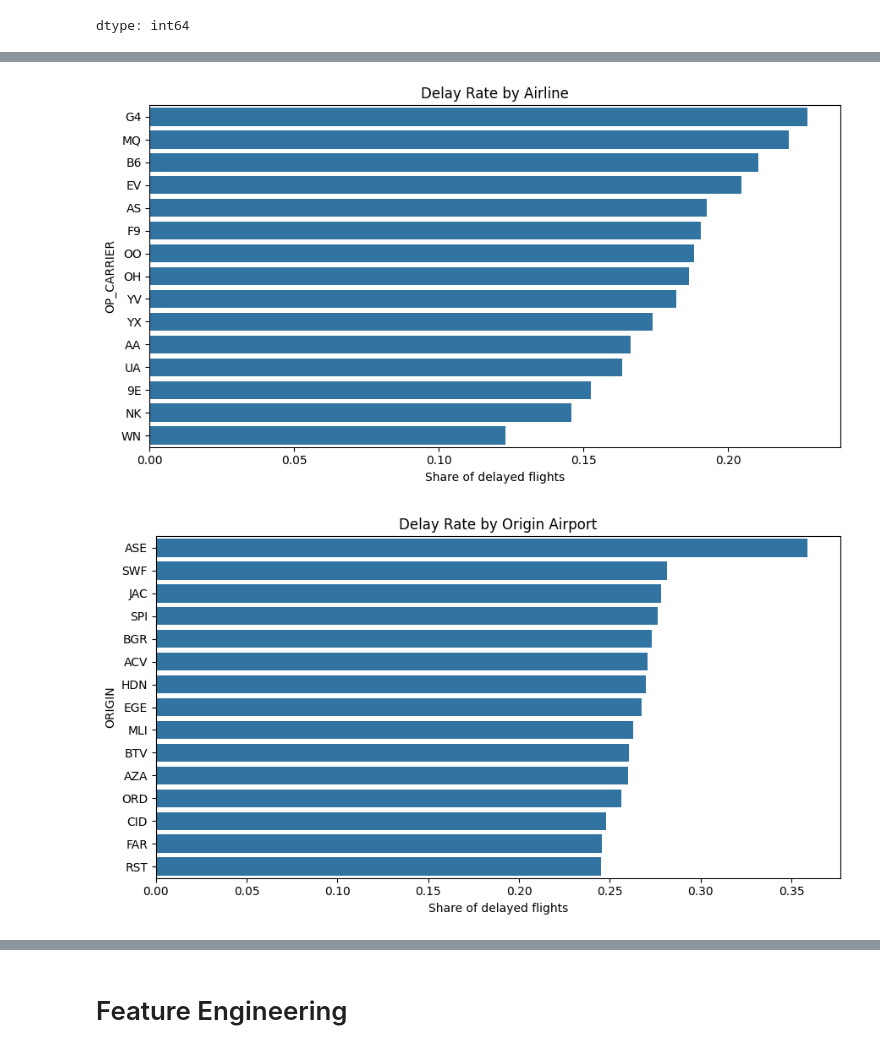
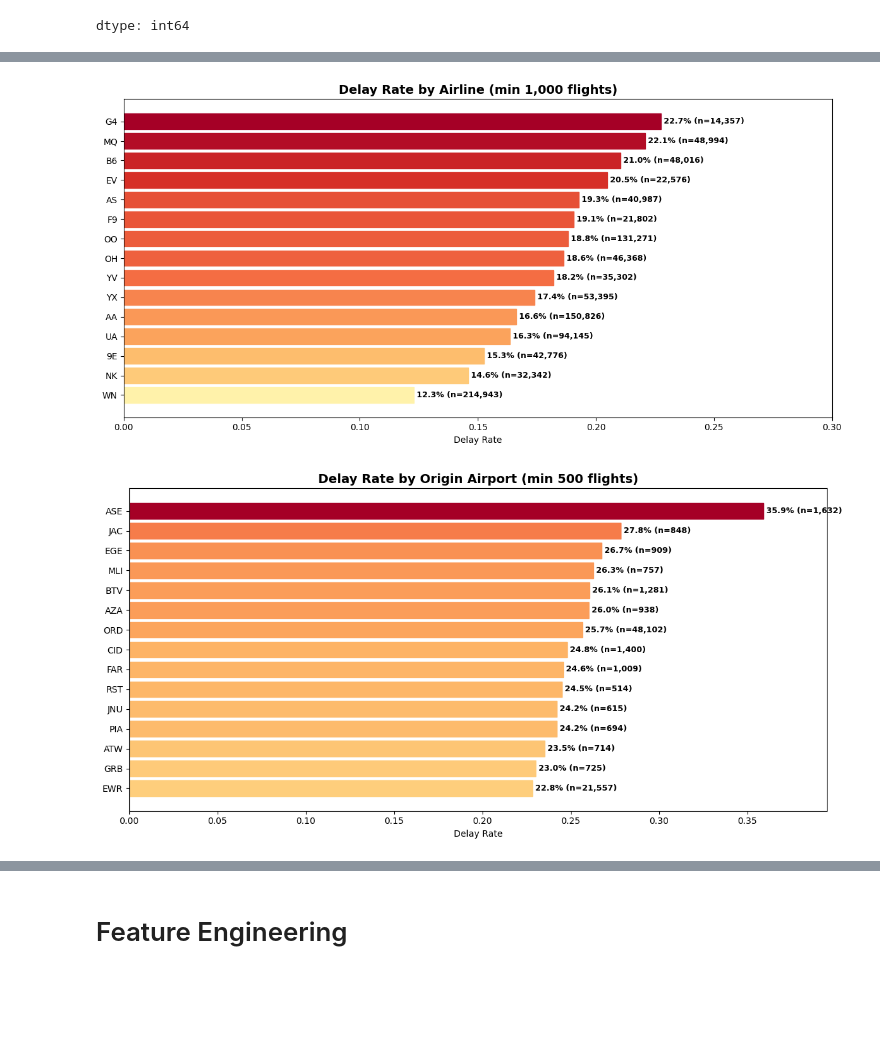
Before and after one commit to Ashwink2310/Flight-Delay-Prediction, a Jupyter notebook: notebooks/Flight_Delay_Prediction.ipynb, the cells around one changed output, grey strips where cells are left out. Drawn from its saved outputs; the diff is of its cells as text; code cells hidden in the pictures; blank space fills up the shorter version.

```diff
--- a/notebooks/Flight_Delay_Prediction.ipynb
+++ b/notebooks/Flight_Delay_Prediction.ipynb
@@ -8,3 +137,6 @@ import matplotlib
 # %%
-jan_2019_df = pd.read_csv('Jan_2019_ontime.csv')
-jan_2020_df = pd.read_csv('Jan_2020_ontime.csv')
+jan_2019_df = pd.read_csv('sample_data/Jan_2019_ontime.csv')
+jan_2020_df = pd.read_csv('sample_data/Jan_2020_ontime.csv')
+
+raw_df = pd.concat([jan_2019_df, jan_2020_df], ignore_index = True)
+raw_df
@@ -11,2 +156,0 @@ jan_2020_df = pd.read_csv('Jan_2020_ontime.csv')
-# %%
-raw_df = pd.concat(objs = [jan_2019_df, jan_2020_df], ignore_index = True)
@@ -28,0 +157,3 @@ raw_df
+# %%
+raw_df = raw_df.iloc[:, :-1]
+raw_df.columns
@@ -121,20 +348,56 @@ Destination airports may influence arrival delays due to airspace congestion and
 # %%
 # Delay rate by groups
 
-def delay_rate(col, min_count=200, top=15, title=None):
-    if has_target and col in df.columns:
-        grp = df.groupby(col).agg(n=("ARR_DEL15","size"), rate=("ARR_DEL15","mean"))
-        grp = grp[grp["n"] >= min_count].sort_values("rate", ascending=False).head(top)
-        plt.figure(figsize=(9,5))
-        sns.barplot(y=grp.index, x=grp["rate"])
-        plt.title(title or f"Delay Rate by {col}")
-        plt.xlabel("Share of delayed flights")
-        plt.tight_layout()
-        plt.show()
+def analyze_delay_rates(col, min_count=200, top_n=15, title=None):
 
-delay_rate("OP_CARRIER", title="Delay Rate by Airline")
-delay_rate("ORIGIN", title="Delay Rate by Origin Airport")
-delay_rate("DEST", title="Delay Rate by Destination Airport")
+    if not has_target or col not in df.columns:
+        return None
+
+    grouped = df.groupby(col).agg(
+        n_flights=("ARR_DEL15", "size"),
+        n_delayed=("ARR_DEL15", "sum")
+    )
+    grouped["delay_rate"] = grouped["n_delayed"] / grouped["n_flights"]
+
+    grouped = grouped[grouped["n_flights"] >= min_count]
+    grouped = grouped.sort_values("delay_rate", ascending=False).head(top_n)
+
+    if len(grouped) == 0:
+        return None
+
+    fig, ax = plt.subplots(figsize=(12, 6))
+    bars = ax.barh(range(len(grouped)), grouped["delay_rate"].values)
+    ax.set_yticks(range(len(grouped)))
+    ax.set_yticklabels(grouped.index)
+    ax.invert_yaxis()
+    ax.set_xlabel('Delay Rate')
+    ax.set_title(title or f'Delay Rate by {col}', fontsize=14, fontweight='bold')
+    ax.set_xlim(0, max(grouped["delay_rate"].max() * 1.1, 0.3))
+
+    colors = plt.cm.RdYlGn_r(grouped["delay_rate"].values / grouped["delay_rate"].max())
+    for bar, color in zip(bars, colors):
+        bar.set_color(color)
+
+    for i, (rate, count) in enumerate(zip(grouped["delay_rate"].values, grouped["n_flights"].values)):
+        ax.text(rate, i, f' {rate:.1%} (n={count:,})', va='center', fontweight='bold', fontsize=9)
+
+    plt.tight_layout()
+    return grouped
+
+# Delay by carrier
+carrier_delays = analyze_delay_rates("OP_CARRIER", min_count=1000, top_n=15, title="Delay Rate by Airline (min 1,000 flights)")
+if carrier_delays is not None:
+    plt.show()
+
+# Delay by origin airport
+origin_delays = analyze_delay_rates("ORIGIN", min_count=500, top_n=15, title="Delay Rate by Origin Airport (min 500 flights)")
+if origin_delays is not None:
+    plt.show()
+
+# Delay by destination
+dest_delays = analyze_delay_rates("DEST", min_count=500, top_n=15, title="Delay Rate by Destination Airport (min 500 flights)")
+if dest_delays is not None:
+    plt.show()
 # %% [output]
-[figure, old version]
+[figure, new version]
-[figure, old version]
+[figure, new version]
```
Also changed, not shown: parts of 154 cells of this notebook.
